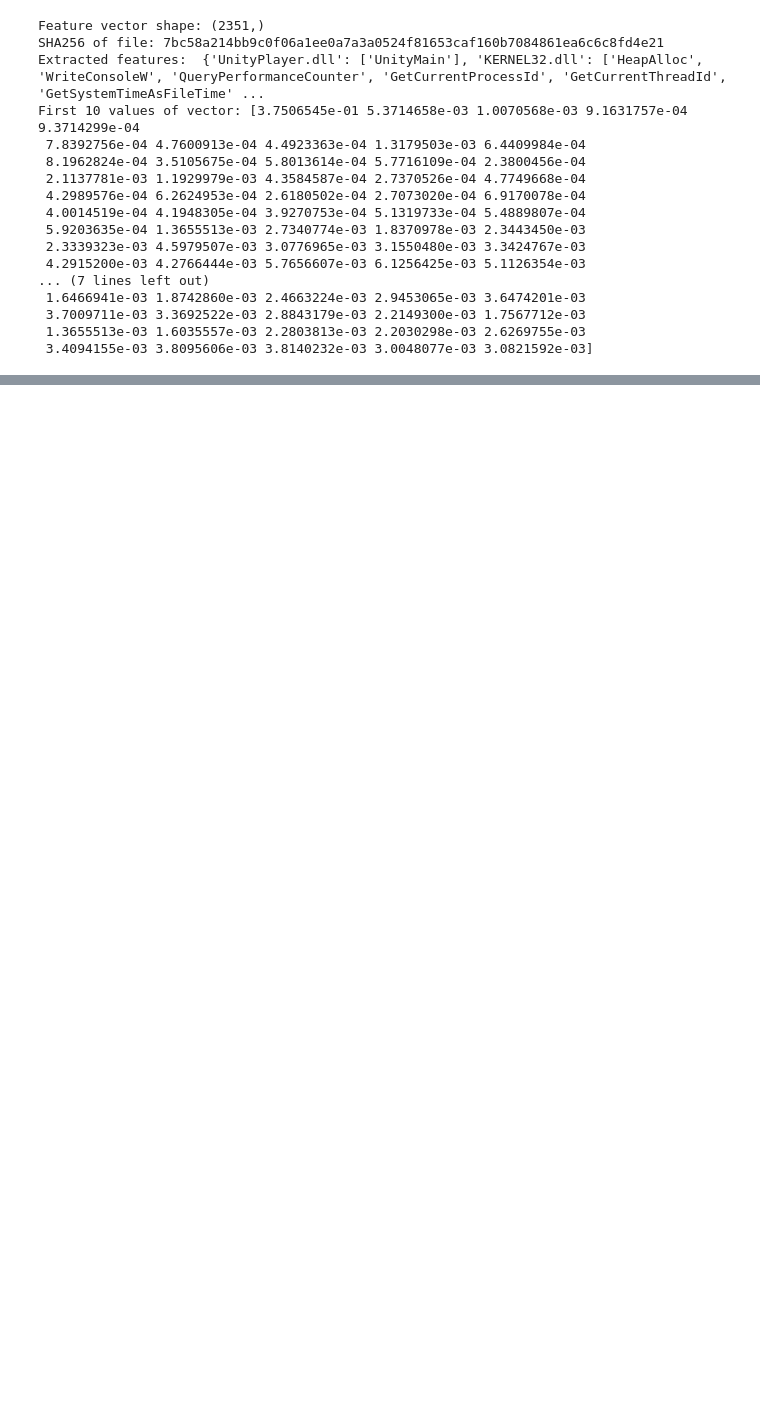
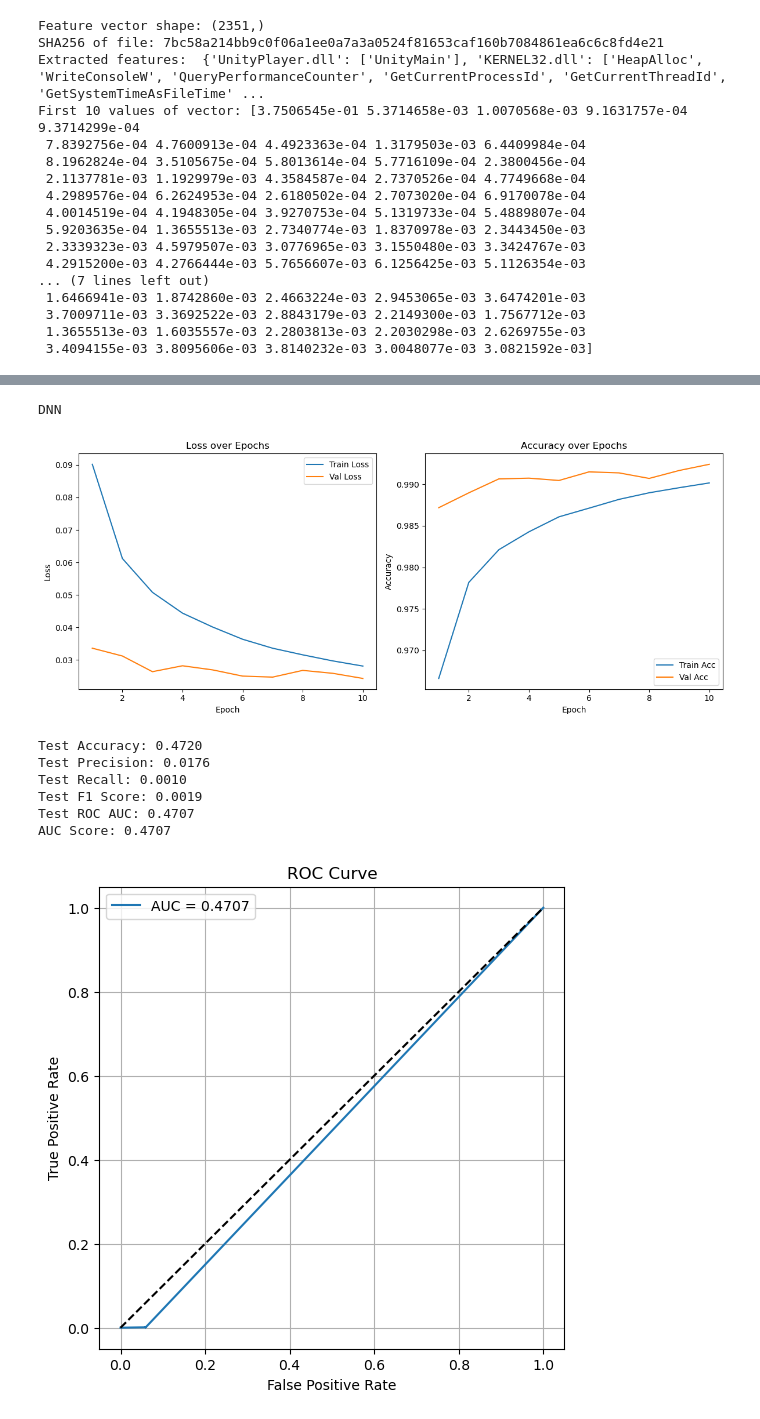
Before and after one commit to AlisaUrsu/SentinelExec_Models, a Jupyter notebook: Licenta.ipynb, the cells around one changed output, grey strips where cells are left out. Saved outputs shown, nothing was run; the diff lists cells and outputs as text; code cells hidden in the pictures; blank space fills up the shorter version.

```diff
--- a/Licenta.ipynb
+++ b/Licenta.ipynb
@@ -150,20 +113,0 @@ class DNN(nn.Module):
-# %%
-import numpy as np
-from sklearn.model_selection import train_test_split
-import feature_extractors
-data_dir = "F://ember"
-
-X, y = feature_extractors.read_vectorized_features(data_dir)
-i, j, k = 0, 600000, 800000
-
-X_train = X[i:j]
-y_train = y[i:j]
-
-X_test = X[j:k]
-y_test = y[j:k]
-
-
-print("X_train shape:", X_train.shape)
-print("y_train shape:", y_train.shape)
-print("X_test shape:", X_test.shape)
-print("y_test shape:", y_test.shape)
@@ -471,0 +389,31 @@ First 500 values of vector: [ 0.  0.  0.  0.  1.  0.  0.  0.  0.  0.  0.  0.  0.
+# %%
+idk.plot_training_metrics(
+    results["train_losses"],
+    results["val_losses"],
+    results["train_accuracies"],
+    results["val_accuracies"],
+    model_name="DNN"
+)
+
+from torch.utils.data import TensorDataset, DataLoader
+
+X_test_tensor = torch.from_numpy(X_test).float()
+y_test_tensor = torch.from_numpy(y_test).float()
+
+test_dataset = TensorDataset(X_test_tensor, y_test_tensor)
+test_loader = DataLoader(test_dataset, batch_size=256, shuffle=False)
+
+test_results = idk.evaluate_model_on_test(model, test_loader, device)
+
+idk.plot_roc_curve(test_results["labels"], test_results["probs"])
+idk.plot_confusion_matrix(test_results["labels"], test_results["probs"])
+# %% [output]
+DNN
+[figure, added]
+Test Accuracy: 0.4720
+Test Precision: 0.0176
+Test Recall: 0.0010
+Test F1 Score: 0.0019
+Test ROC AUC: 0.4707
+AUC Score: 0.4707
+[figure, added]
```
Also changed, not shown: parts of 36 cells of this notebook, 10 other files.
